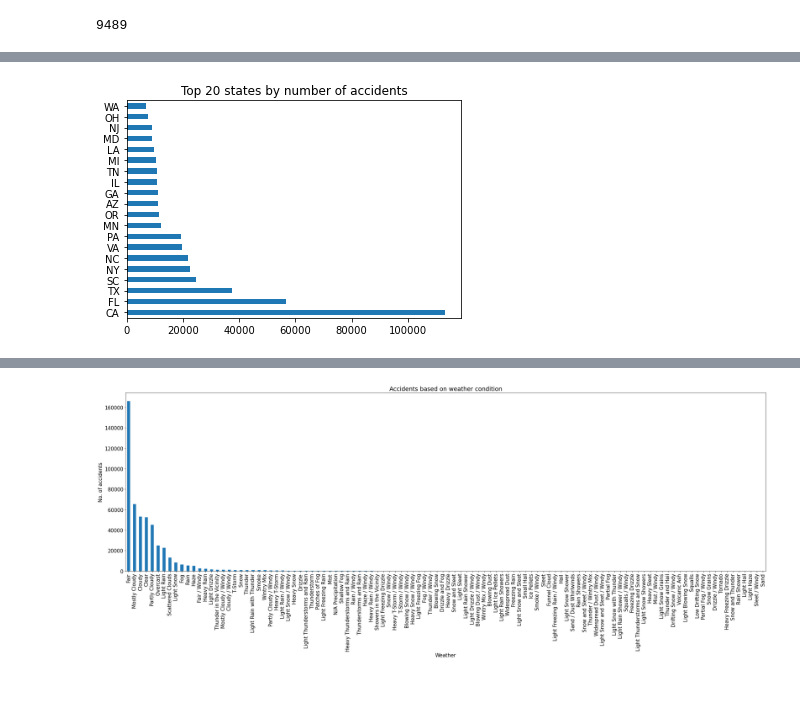
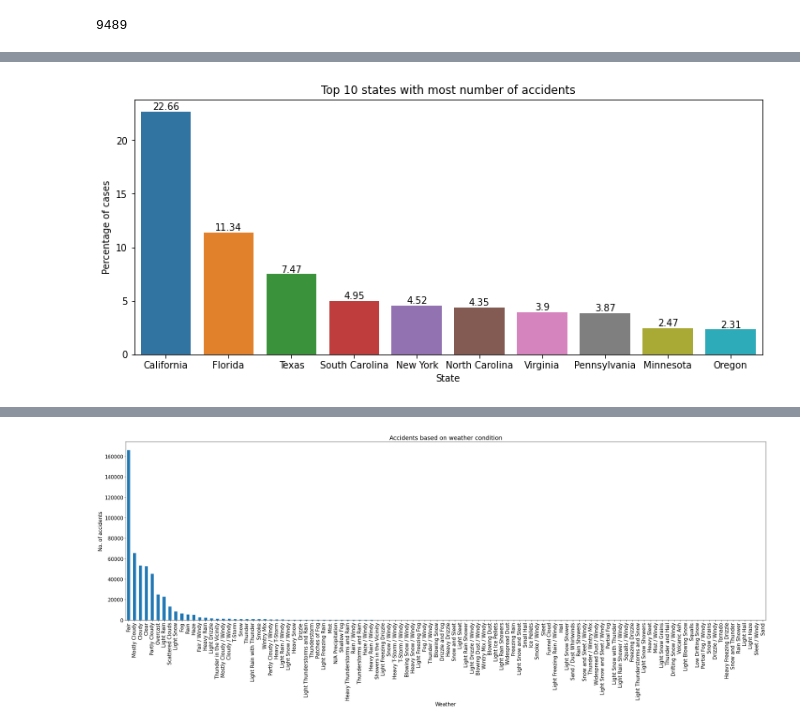
Before and after one commit to shubhanshuvaibhav/US_Accidents, a Jupyter notebook: US _Accidents Analysis.ipynb, the cells around one changed output, grey strips where cells are left out. Cells and saved outputs as stored; diff of their text form; code cells hidden in the pictures; blank space fills up the shorter version.

```diff
--- a/US _Accidents Analysis.ipynb
+++ b/US _Accidents Analysis.ipynb
@@ -219,0 +197,4 @@ Name: City, dtype: int64
+# %%
+# number of cases by city
+city_df = pd.DataFrame(main_df['City'].value_counts()).reset_index().rename(columns={"index":"city","City":'cases'})
+city_df
@@ -246,4 +252,5 @@ Name: City, Length: 1904, dtype: int64
 # %%
-accidents_by_state = main_df.State.value_counts()
-accidents_by_state.head(5)
+# number of state by accidents.
+state_df = pd.DataFrame(main_df['State'].value_counts()).reset_index().rename(columns={"index":"State","State":'cases'})
+state_df
 # %% [output]
@@ -256,8 +274,35 @@ Name: State, dtype: int64
+# %%
+# dictionary to replace state code with name.
+us_states = {'AK': 'Alaska','AL': 'Alabama','AR': 'Arkansas','AS': 'American Samoa','AZ': 'Arizona','CA': 'California',
+             'CO': 'Colorado','CT': 'Connecticut','DC': 'District of Columbia','DE': 'Delaware','FL': 'Florida','GA': 'Georgia',
+             'GU': 'Guam','HI': 'Hawaii','IA': 'Iowa','ID': 'Idaho','IL': 'Illinois','IN': 'Indiana','KS': 'Kansas','KY': 'Kentucky',
+             'LA': 'Louisiana','MA': 'Massachusetts','MD': 'Maryland','ME': 'Maine','MI': 'Michigan','MN': 'Minnesota','MO': 'Missouri',
+             'MP': 'Northern Mariana Islands','MS': 'Mississippi','MT': 'Montana','NC': 'North Carolina','ND': 'North Dakota',
+             'NE': 'Nebraska','NH': 'New Hampshire','NJ': 'New Jersey','NM': 'New Mexico','NV': 'Nevada','NY': 'New York','OH': 'Ohio',
+             'OK': 'Oklahoma','OR': 'Oregon','PA': 'Pennsylvania','PR': 'Puerto Rico','RI': 'Rhode Island','SC': 'South Carolina',
+             'SD': 'South Dakota','TN': 'Tennessee','TX': 'Texas','UT': 'Utah','VA': 'Virginia','VI': 'Virgin Islands',
+             'VT': 'Vermont','WA': 'Washington','WI': 'Wisconsin','WV': 'West Virginia','WY': 'Wyoming'}
+
+def convert(x):
+    return us_states[x]
+
+state_df['State'] = state_df['State'].apply(convert)
 # %%
-# top 20 states with highest number of accidents.
+# top 10 states with most number of accidents.
 
-accidents_by_state[:20].plot(kind ='barh')
-plt.title('Top 20 states by number of accidents')
+plt.figure(figsize=(12,5))
+
+top_10_states = state_df.head(10)
+
+
+ax = sns.barplot(x=top_10_states['State'], y=(round(top_10_states['cases']/total*100,2)))
+
+for i in ax.containers:
+    ax.bar_label(i)
+
+plt.title('Top 10 states with most number of accidents')
+plt.xlabel('State')
+plt.ylabel('Percentage of cases')
 plt.show()
 # %% [output]
-[figure, old version]
+[figure, new version]
```
Also changed, not shown: parts of 26 cells of this notebook.
